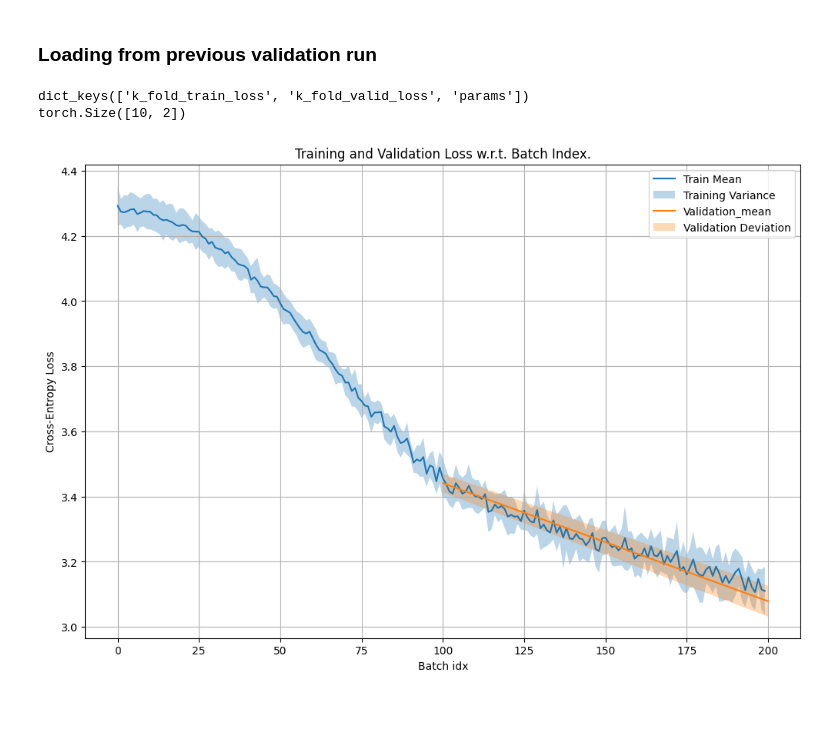
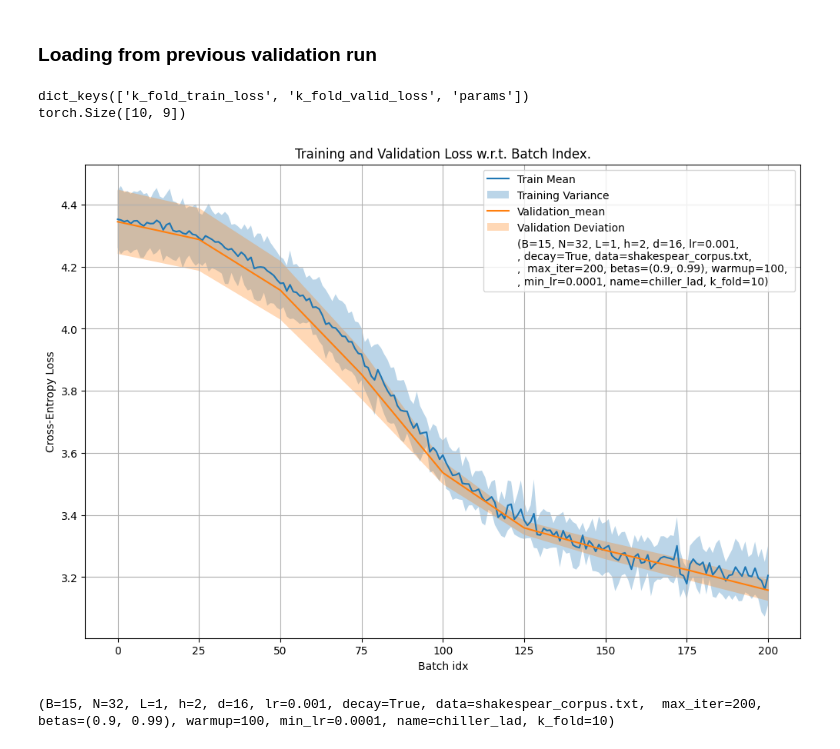
Before and after one commit to swissarthurfreeman/Shakespeak, a Jupyter notebook: main_eval.ipynb, the cells around one changed output. Cells and saved outputs as stored; diff of their text form; code cells hidden in the pictures; blank space fills up the shorter version.

Commit message:
feat : added parameter strings to plots

```diff
--- a/main_eval.ipynb
+++ b/main_eval.ipynb
@@ -63,17 +63,30 @@ training_cross.perplexity_graph()
 ### Loading from previous validation run
 # %%
 import torch
-from utils import cv_losses_graph
+from utils import cv_losses_graph, perplexity_graph
 
-cross_val_run = torch.load('./runs/chill_lad/total_cross_val_metrics.pt')   # load final recap file.
+cross_val_run = torch.load('./runs/chiller_lad/total_cross_val_metrics.pt')   # load final recap file.
 print(cross_val_run.keys())
 #print(cross_val_run['train_loss'].size(), cross_val_run['val_loss'].size())
 print(cross_val_run['k_fold_valid_loss'].size())
 cv_losses_graph(
     cross_val_run ['k_fold_train_loss'], cross_val_run['k_fold_valid_loss'],
-    cross_val_run['params']['val_int'], './runs/chill_lad/', True, "chill_model"          # save graph to same folder
+    cross_val_run['params']['val_int'], './runs/chiller_lad/', # save graph to same folder
+    True, "chill_model", cross_val_run['params']
 )
+
+perplexity_graph(
+    cross_val_run ['k_fold_train_loss'], cross_val_run['k_fold_valid_loss'],
+    cross_val_run['params']['val_int'], './runs/chiller_lad/', # save graph to same folder
+    True, "chill_model", cross_val_run['params']
+)
 # %% [output]
 dict_keys(['k_fold_train_loss', 'k_fold_valid_loss', 'params'])
-torch.Size([10, 2])
+torch.Size([10, 9])
-[figure, old version]
+[figure, new version]
+# %%
+from utils import stringify_hyparams
+
+print(stringify_hyparams(cross_val_run['params']))
+# %% [output]
+(B=15, N=32, L=1, h=2, d=16, lr=0.001, decay=True, data=shakespear_corpus.txt,  max_iter=200, betas=(0.9, 0.99), warmup=100, min_lr=0.0001, name=chiller_lad, k_fold=10)
```
Also changed, not shown: 4 other files.
